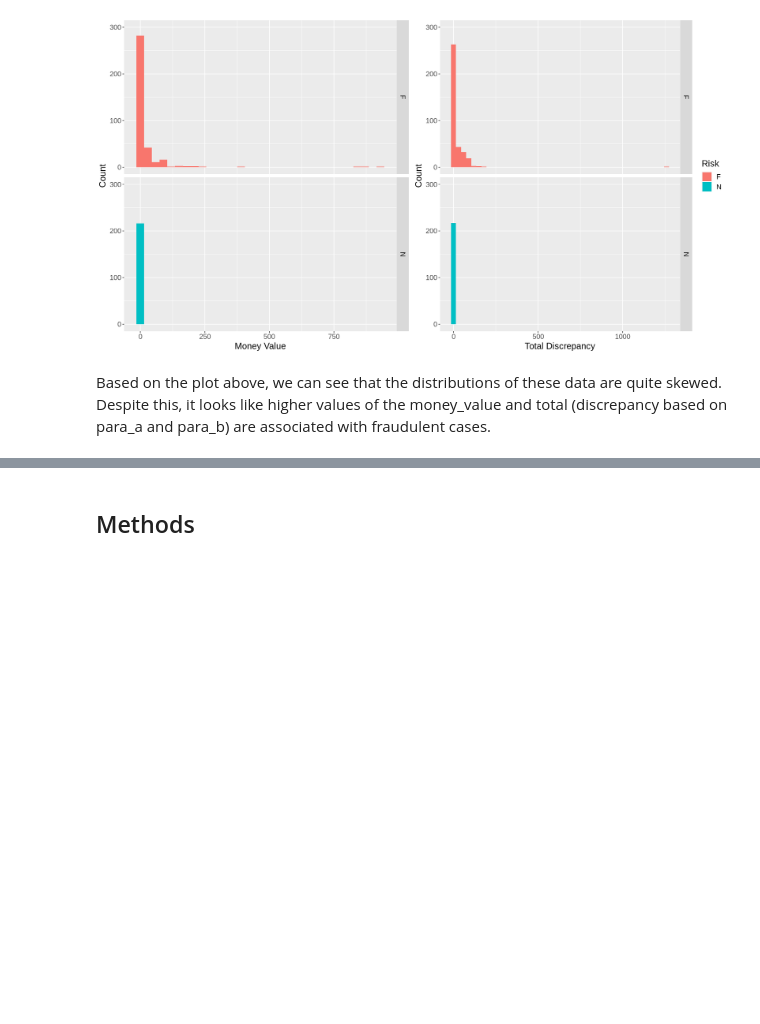
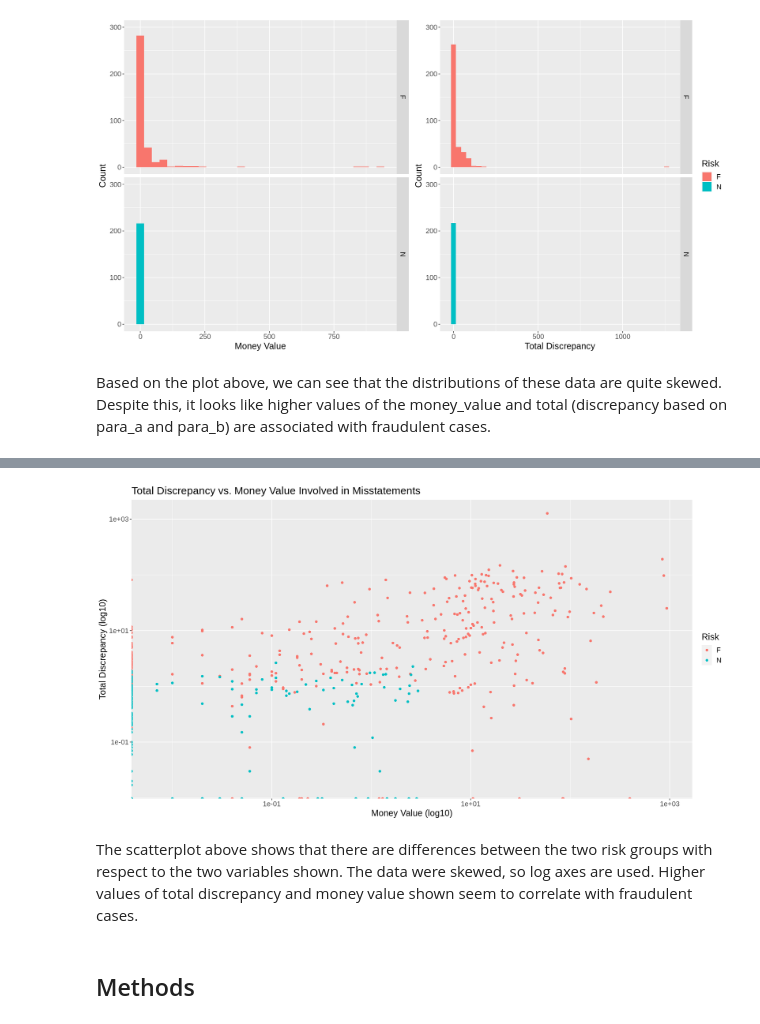
Before and after one commit to hakkd/KNN-Fraud-Detection, a Jupyter notebook: Group_Proposal.ipynb, the cells around one changed output, grey strips where cells are left out. Drawn from its saved outputs; the diff is of its cells as text; code cells hidden in the pictures; blank space fills up the shorter version.

Commit message:
+ scatterplot

```diff
--- a/Group_Proposal.ipynb
+++ b/Group_Proposal.ipynb
@@ -177,3 +177,19 @@ Warning message:
 [figure]
 # %% [markdown]
 Based on the plot above, we can see that the distributions of these data are quite skewed. Despite this, it looks like higher values of the money_value and total (discrepancy based on para_a and para_b) are associated with fraudulent cases.
+# %%
+# make a scatter plot to compare the two variables of interest
+audit_scatter <- audit_train |>
+        ggplot(aes(x = money_value, y = total, colour = risk, fill = risk)) +
+        geom_point() +
+        scale_x_continuous(trans = "log10")+
+        scale_y_continuous(trans = "log10") +
+        labs(fill = "Risk",
+             colour = "Risk",
+             x = "Money Value (log10)",
+             y = "Total Discrepancy (log10)") +
+        ggtitle("Total Discrepancy vs. Money Value Involved in Misstatements") +
+        theme(text = element_text(size = 15))
+
+audit_scatter
+# %% [output]
@@ -180,3 +202,6 @@ Based on the plot above, we can see that the distributions of these data are qui
+[figure, added]
+# %% [markdown]
+The scatterplot above shows that there are differences between the two risk groups with respect to the two variables shown. The data were skewed, so log axes are used. Higher values of total discrepancy and money value shown seem to correlate with fraudulent cases.
 # %% [markdown]
 ## Methods
 # %% [markdown]
```
Also changed, not shown: parts of 1 cell of this notebook.
